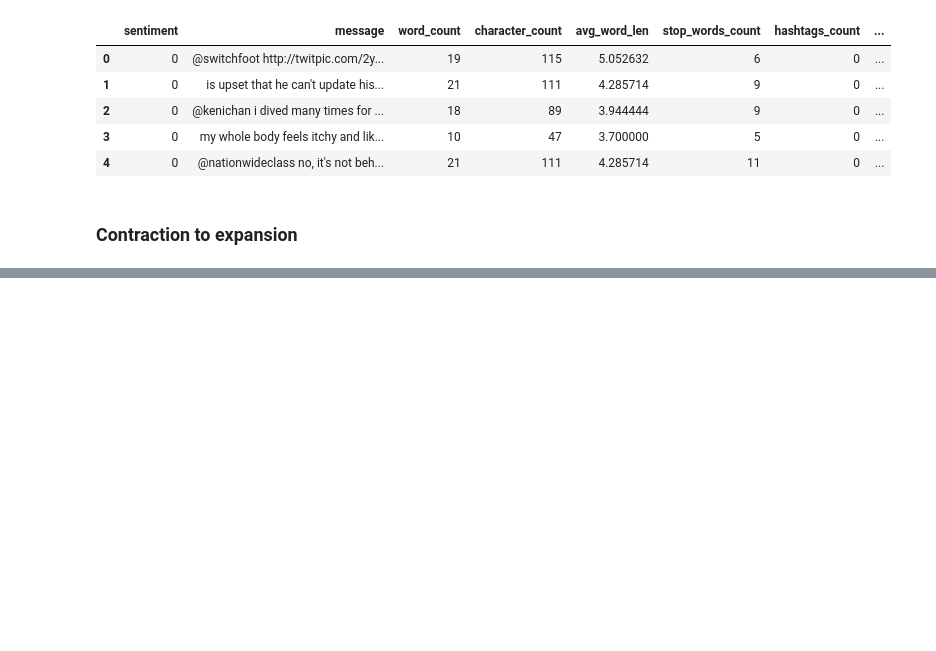
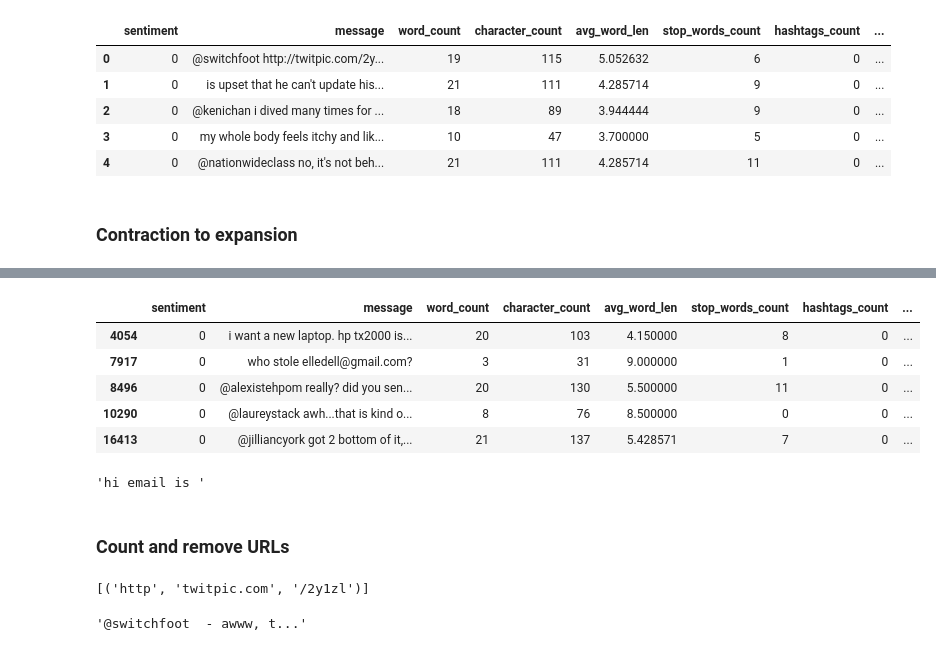
Before and after one commit to andrei-trofin/nlp-sentiment-analysis, a Jupyter notebook: notebooks/1. Data Preprocessing.ipynb, the cells around one changed output, grey strips where cells are left out. Saved outputs shown, nothing was run; the diff lists cells and outputs as text; code cells hidden in the pictures; blank space fills up the shorter version.

```diff
--- a/notebooks/1. Data Preprocessing.ipynb
+++ b/notebooks/1. Data Preprocessing.ipynb
@@ -234,0 +241,17 @@ contraction_to_expression(text.lower())
+# %%
+# Get the number of emails for each message
+twitter_df.loc[:, "email_count"] = twitter_df["message"].apply(lambda x: len(re.findall(r'([a-zA-Z0-9+._-]+@[a-zA-Z0-9._-]+\.[a-zA-Z0-9_-]+)', x)))
+# %%
+twitter_df.loc[twitter_df["email_count"] > 0].head()
+# %% [output]
+|  | sentiment | message | word_count | character_count | avg_word_len | stop_words_count | hashtags_count | ... |
+| 4054 | 0 | i want a new laptop. hp tx2000 is... | 20 | 103 | 4.150000 | 8 | 0 | ... |
+| 7917 | 0 | who stole elledell@gmail.com? | 3 | 31 | 9.000000 | 1 | 0 | ... |
+| 8496 | 0 | @alexistehpom really? did you sen... | 20 | 130 | 5.500000 | 11 | 0 | ... |
+| 10290 | 0 | @laureystack awh...that is kind o... | 8 | 76 | 8.500000 | 0 | 0 | ... |
+| 16413 | 0 | @jilliancyork got 2 bottom of it,... | 21 | 137 | 5.428571 | 7 | 0 | ... |
+# %%
+text = "hi email is jojojo@rorororo.dashdgashd"
+re.sub(r'([a-zA-Z0-9+._-]+@[a-zA-Z0-9._-]+\.[a-zA-Z0-9_-]+)', '', text)
+# %% [output]
+'hi email is '
@@ -234,0 +261,2 @@ contraction_to_expression(text.lower())
+# %% [markdown]
+### Count and remove URLs
@@ -234,0 +265,8 @@ contraction_to_expression(text.lower())
+# %%
+re.findall(r'(http|ftp|https):\/\/([\w\-_]+(?:(?:\.[\w\-_]+)+))([\w\-\.,@?^=%&:/~\+#]*[\w\-\@?^=%&/~\+#])?', text)
+# %% [output]
+[('http', 'twitpic.com', '/2y1zl')]
+# %%
+re.sub(r'(http|ftp|https):\/\/([\w\-_]+(?:(?:\.[\w\-_]+)+))([\w\-\.,@?^=%&:/~\+#]*[\w\-\@?^=%&/~\+#])?', '', text)
+# %% [output]
+'@switchfoot  - awww, t...'
```
Also changed, not shown: parts of 26 cells of this notebook, 5 other files.
